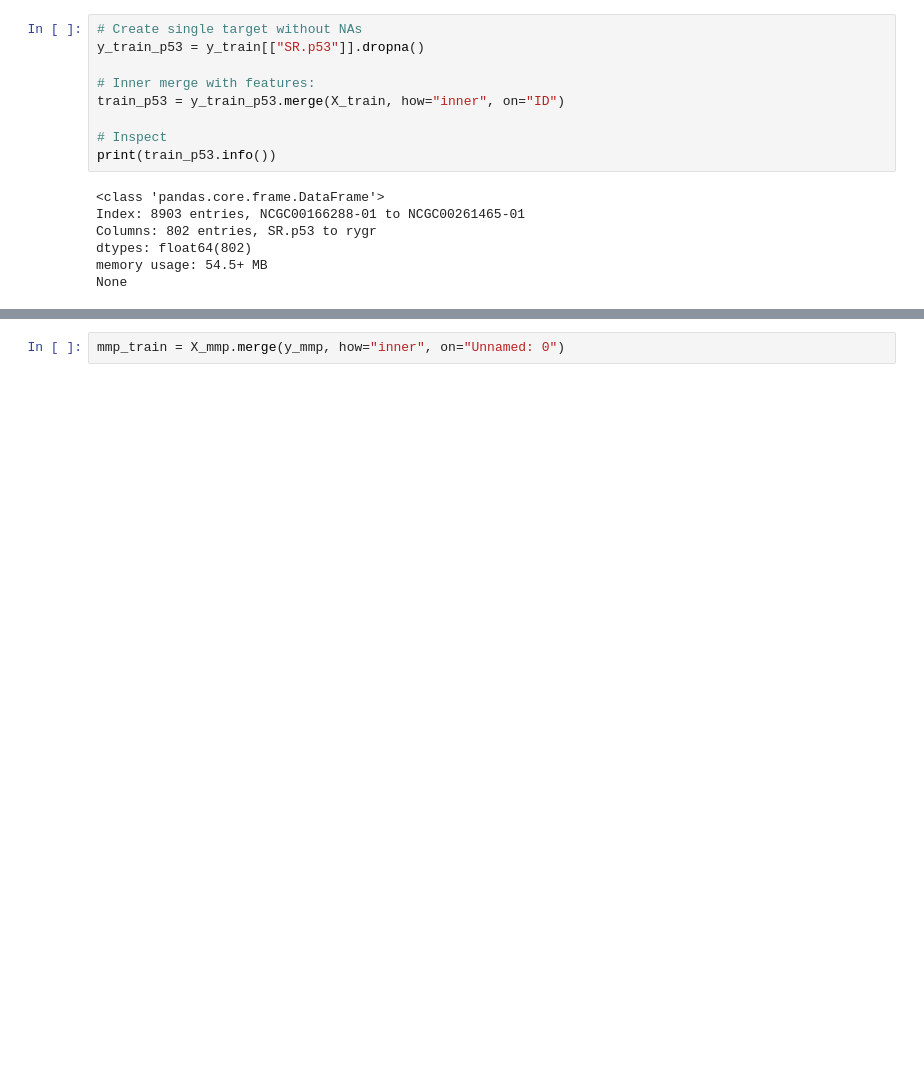
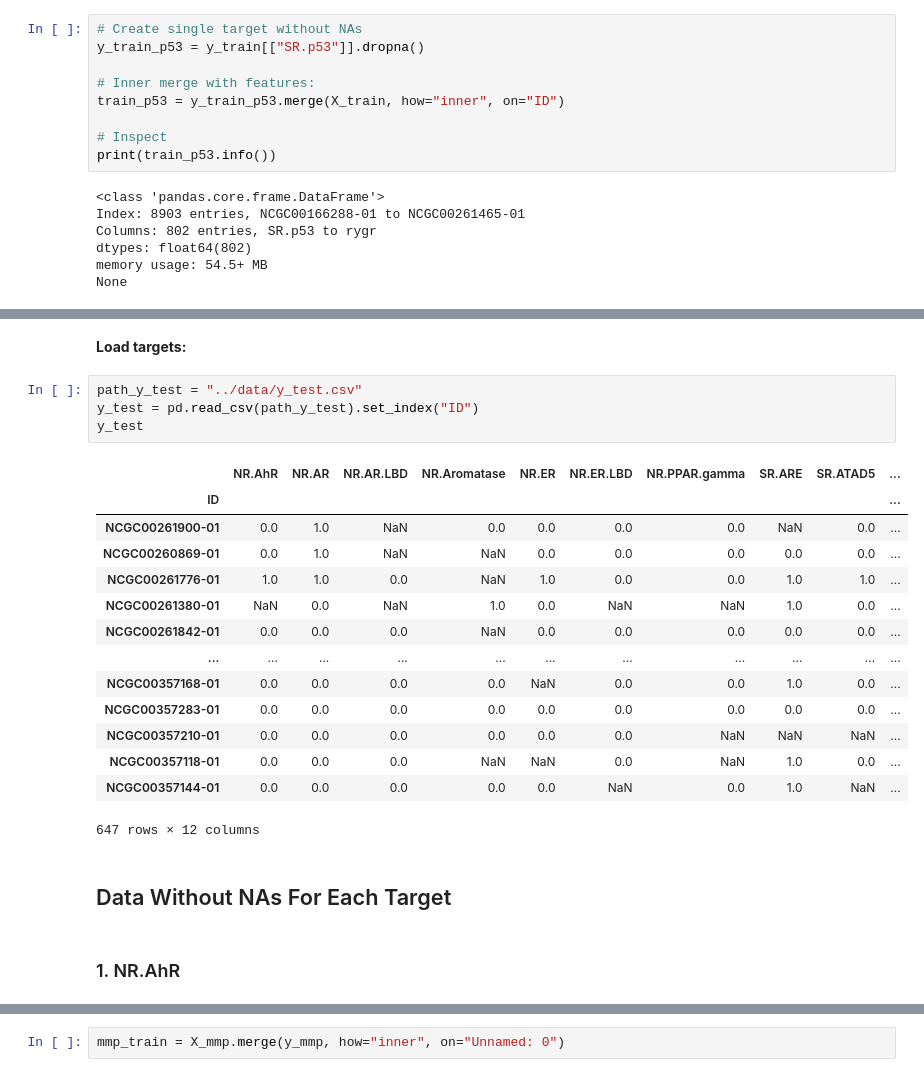
Before and after one commit to elcinelif/toxikind, a Jupyter notebook: notebooks/Modeling_Bart.ipynb, the cells around one changed output, grey strips where cells are left out. Cells and saved outputs as stored; diff of their text form; blank space fills up the shorter version.

```diff
--- a/notebooks/Modeling_Bart.ipynb
+++ b/notebooks/Modeling_Bart.ipynb
@@ -302,0 +317,25 @@ None
+# %% [markdown]
+**Load targets:**
+# %%
+path_y_test = "../data/y_test.csv"
+y_test = pd.read_csv(path_y_test).set_index("ID")
+y_test
+# %% [output]
+|  | NR.AhR | NR.AR | NR.AR.LBD | NR.Aromatase | NR.ER | NR.ER.LBD | NR.PPAR.gamma | SR.ARE | SR.ATAD5 | ... |
+| ID |  |  |  |  |  |  |  |  |  | ... |
+| NCGC00261900-01 | 0.0 | 1.0 | NaN | 0.0 | 0.0 | 0.0 | 0.0 | NaN | 0.0 | ... |
+| NCGC00260869-01 | 0.0 | 1.0 | NaN | NaN | 0.0 | 0.0 | 0.0 | 0.0 | 0.0 | ... |
+| NCGC00261776-01 | 1.0 | 1.0 | 0.0 | NaN | 1.0 | 0.0 | 0.0 | 1.0 | 1.0 | ... |
+| NCGC00261380-01 | NaN | 0.0 | NaN | 1.0 | 0.0 | NaN | NaN | 1.0 | 0.0 | ... |
+| NCGC00261842-01 | 0.0 | 0.0 | 0.0 | NaN | 0.0 | 0.0 | 0.0 | 0.0 | 0.0 | ... |
+| ... | ... | ... | ... | ... | ... | ... | ... | ... | ... | ... |
+| NCGC00357168-01 | 0.0 | 0.0 | 0.0 | 0.0 | NaN | 0.0 | 0.0 | 1.0 | 0.0 | ... |
+| NCGC00357283-01 | 0.0 | 0.0 | 0.0 | 0.0 | 0.0 | 0.0 | 0.0 | 0.0 | 0.0 | ... |
+| NCGC00357210-01 | 0.0 | 0.0 | 0.0 | 0.0 | 0.0 | 0.0 | NaN | NaN | NaN | ... |
+| NCGC00357118-01 | 0.0 | 0.0 | 0.0 | NaN | NaN | 0.0 | NaN | 1.0 | 0.0 | ... |
+| NCGC00357144-01 | 0.0 | 0.0 | 0.0 | 0.0 | 0.0 | NaN | 0.0 | 1.0 | NaN | ... |
+647 rows × 12 columns
+# %% [markdown]
+## Data Without NAs For Each Target
+# %% [markdown]
+### 1. NR.AhR
```
Also changed, not shown: parts of 29 cells of this notebook.
